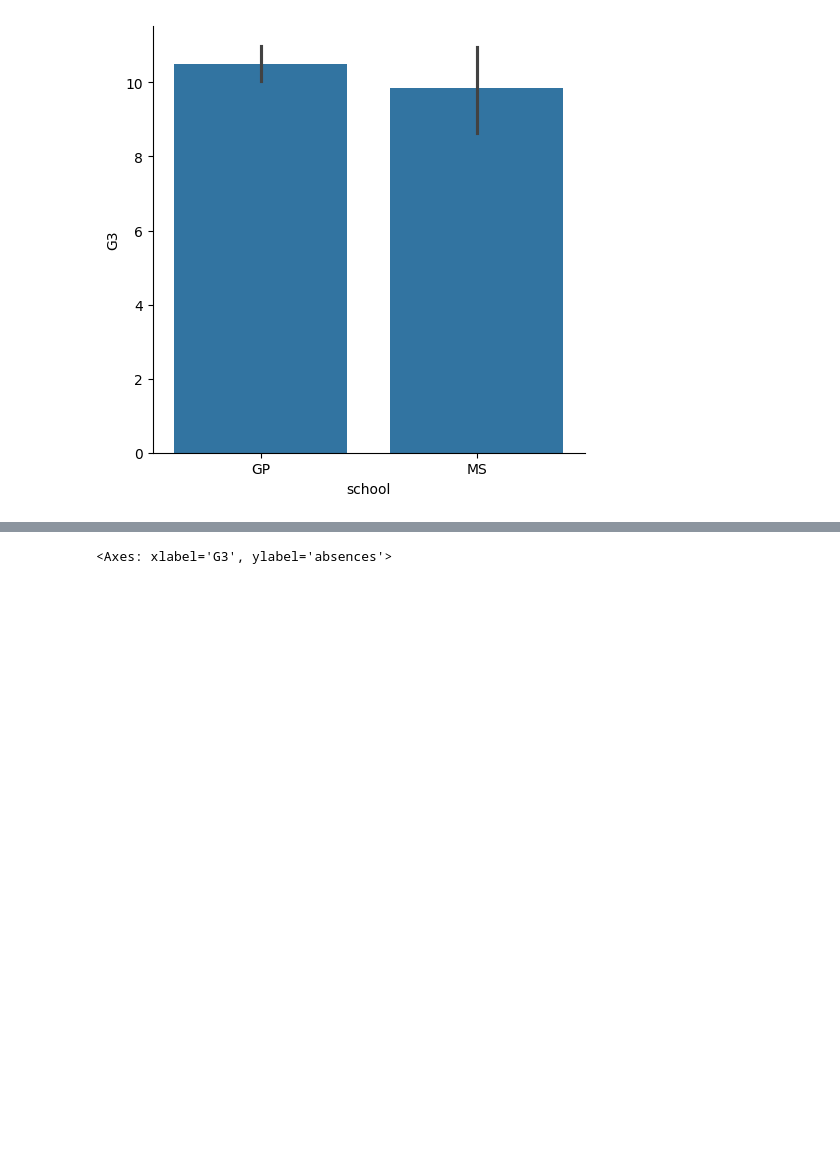
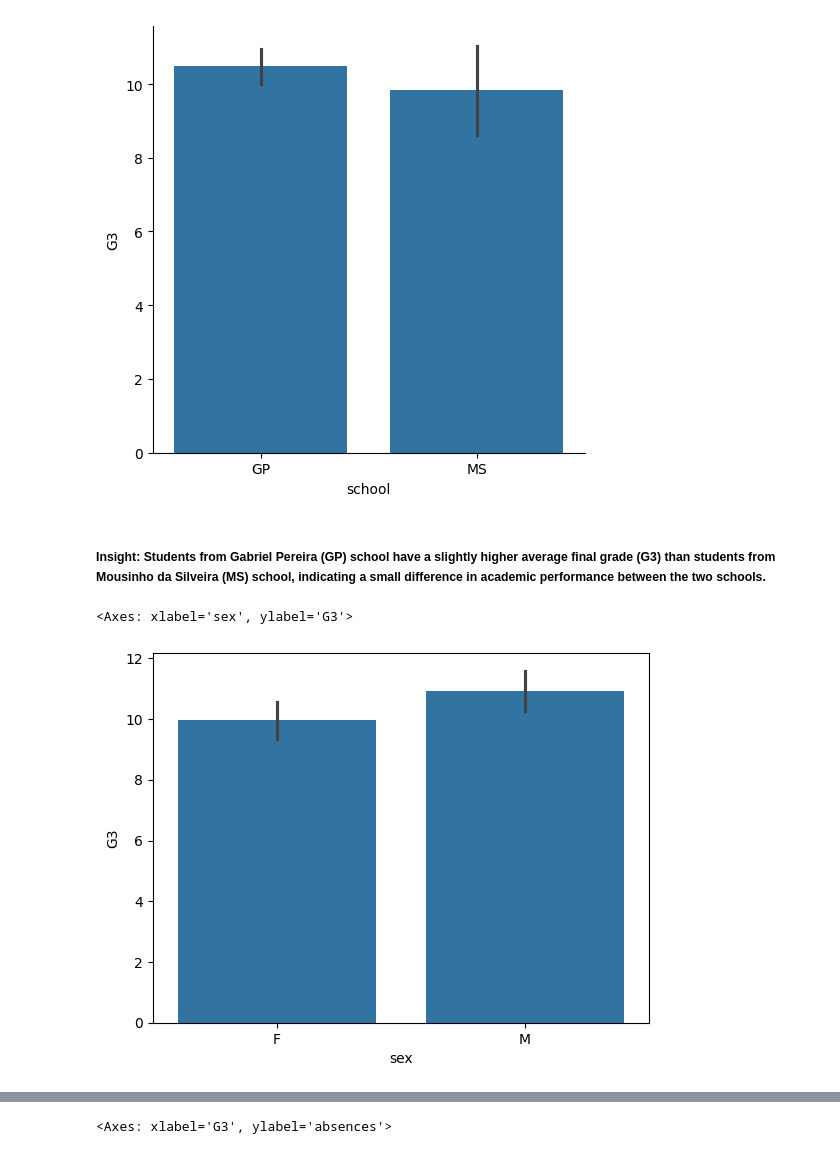
Before and after one commit to ashmitha880/Stu_Per_Analysis, a Jupyter notebook: Stu_Per_Analysis/data/analysis.ipynb, the cells around one changed output, grey strips where cells are left out. Saved outputs shown, nothing was run; the diff lists cells and outputs as text; code cells hidden in the pictures; blank space fills up the shorter version.

```diff
--- a/Stu_Per_Analysis/data/analysis.ipynb
+++ b/Stu_Per_Analysis/data/analysis.ipynb
@@ -296,3 +365,10 @@ sns.catplot(x='school',y='G3',kind='bar',data=data)
 # %% [output]
 <seaborn.axisgrid.FacetGrid at 0x...>
 [figure]
+# %% [markdown]
+##### Insight: Students from Gabriel Pereira (GP) school have a slightly higher average final grade (G3) than students from Mousinho da Silveira (MS) school, indicating a small difference in academic performance between the two schools.
+# %%
+sns.barplot(data=data, x='sex', y='G3')
+# %% [output]
+<Axes: xlabel='sex', ylabel='G3'>
+[figure, added]
```
Also changed, not shown: parts of 32 cells of this notebook.
